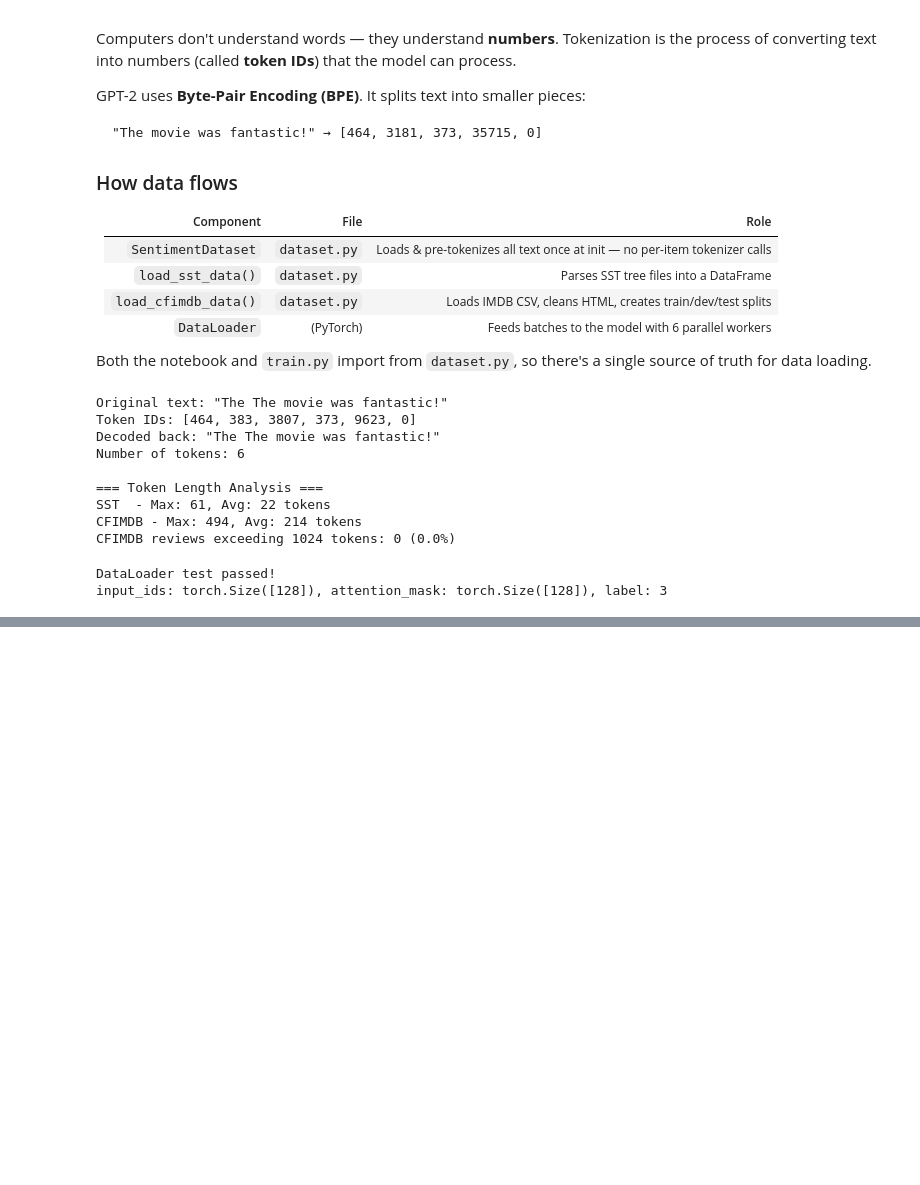
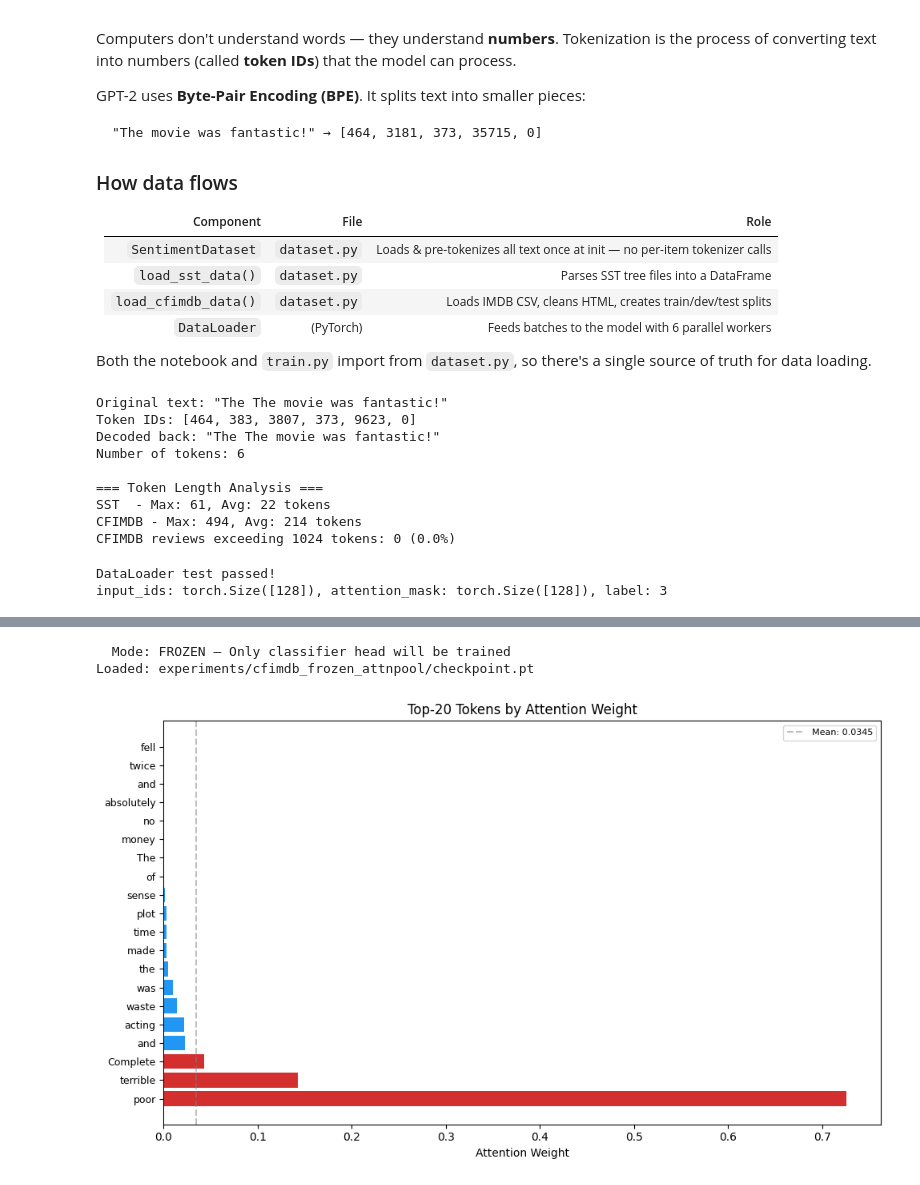
Before and after one commit to AIU-SoftWave/GPT-2-NLP-Project, a Jupyter notebook: notebooks/main.ipynb, the cells around one changed output, grey strips where cells are left out. Drawn from its saved outputs; the diff is of its cells as text; code cells hidden in the pictures; blank space fills up the shorter version.

```diff
--- a/notebooks/main.ipynb
+++ b/notebooks/main.ipynb
@@ -709,0 +625,79 @@ Write up your findings in the provided LaTeX template (6-8 pages).
+# %%
+import torch
+from transformers import GPT2Tokenizer
+from src.model import get_model
+import numpy as np
+import matplotlib.pyplot as plt
+
+# ─── CONFIGURE HERE ──────────────────────────────────────────
+checkpoint_path = 'experiments/cfimdb_frozen_attnpool/checkpoint.pt'
+model_name = 'attention_pool'
+num_classes = 2
+max_len = 512
+freeze = True                # frozen checkpoint
+# ─────────────────────────────────────────────────────────────
+
+device = torch.device('cuda' if torch.cuda.is_available() else 'cpu')
+tokenizer = GPT2Tokenizer.from_pretrained('gpt2')
+tokenizer.pad_token = tokenizer.eos_token
+
+model = get_model(model_name, num_classes, freeze=freeze).to(device)
+model.load_state_dict(torch.load(checkpoint_path, map_location=device))
+model.eval()
+print(f'Loaded: {checkpoint_path}')
+
+# ─── Sample review ───────────────────────────────────────────
+text = "This movie was absolutely terrible. The acting was poor and the plot made no sense. I fell asleep twice. Complete waste of time and money."
+# ─────────────────────────────────────────────────────────────
+
+enc = tokenizer(text, truncation=True, padding='max_length',
+                max_length=max_len, return_tensors='pt')
+ids = enc['input_ids'].to(device)
+mask = enc['attention_mask'].to(device)
+
+# Extract attention weights
+with torch.no_grad():
+    outputs = model.gpt2(input_ids=ids, attention_mask=mask)
+    hidden = outputs.last_hidden_state  # (1, seq_len, 768)
+    scores = model.pool.attn(hidden).squeeze(-1)  # (1, seq_len)
+    scores = scores.masked_fill(mask == 0, -1e9)
+    weights = torch.softmax(scores, dim=1).squeeze(0)  # (seq_len,)
+
+# Decode tokens and get weights for actual tokens only
+real_len = mask.sum().item()
+tokens = [tokenizer.decode([ids[0, i].item()]).strip() for i in range(real_len)]
+attn_weights = weights[:real_len].cpu().numpy()
+
+# Show top-20 most attended tokens
+top_k = min(20, real_len)
+top_idx = np.argsort(attn_weights)[-top_k:]
+
+fig, ax = plt.subplots(figsize=(10, 6))
+colors = ['#d32f2f' if w > attn_weights.mean() else '#2196f3' for w in attn_weights[top_idx]]
+ax.barh(range(top_k), attn_weights[top_idx], color=colors)
+ax.set_yticks(range(top_k))
+ax.set_yticklabels([tokens[i] for i in top_idx], fontsize=9)
+ax.invert_yaxis()
+ax.set_xlabel('Attention Weight')
+ax.set_title('Top-20 Tokens by Attention Weight')
+ax.axvline(attn_weights.mean(), color='gray', linestyle='--', alpha=0.5, label=f'Mean: {attn_weights.mean():.4f}')
+ax.legend(fontsize=8)
+plt.tight_layout()
+plt.show()
+
+# Also show the full text with attention intensity
+print('\n=== Full text with attention heat ===')
+norm = (attn_weights - attn_weights.min()) / (attn_weights.max() - attn_weights.min() + 1e-9)
+chars_per_token = 4
+for i, (tok, w) in enumerate(zip(tokens, norm)):
+    intensity = 1.0 - w * 0.7
+    r, g, b = (intensity, intensity, 1.0) if w < 0.5 else (1.0, 1.0 - w, 1.0 - w)
+    print(f'\x1b[48;2;{int(r*255)};{int(g*255)};{int(b*255)}m{tok:>{chars_per_token}s}\x1b[0m', end=' ')
+    if (i + 1) % 15 == 0:
+        print()
+print()
+print('\n  Blue = low attention    Red = high attention')
+# %% [output]
+  Mode: FROZEN — Only classifier head will be trained
+Loaded: experiments/cfimdb_frozen_attnpool/checkpoint.pt
+[figure, added]
```
Also changed, not shown: parts of 21 cells of this notebook, 24 other files.
